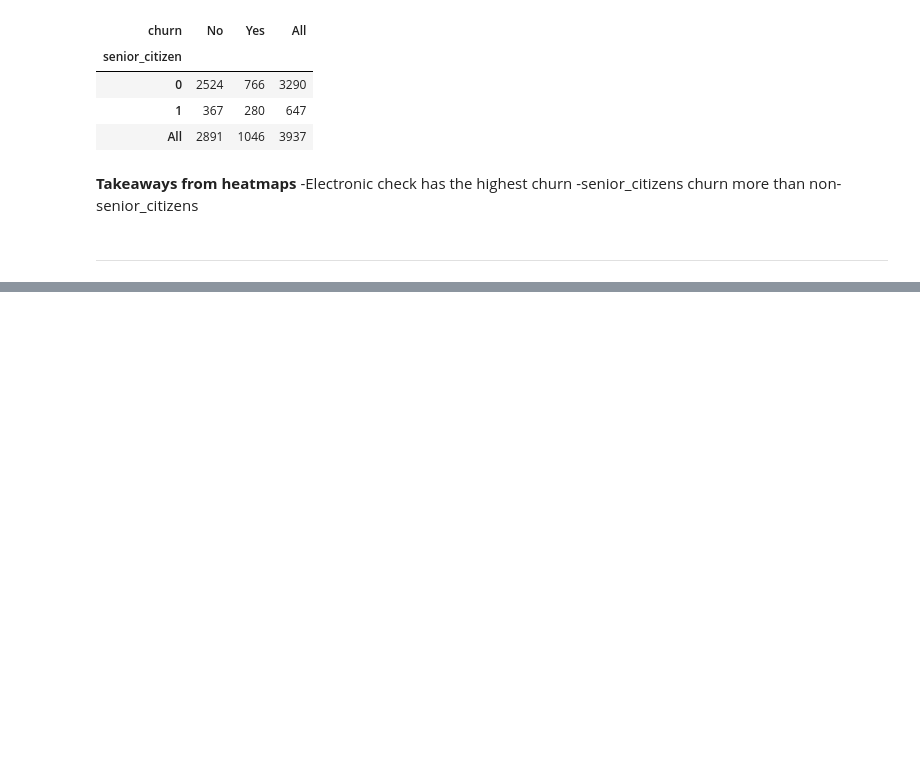
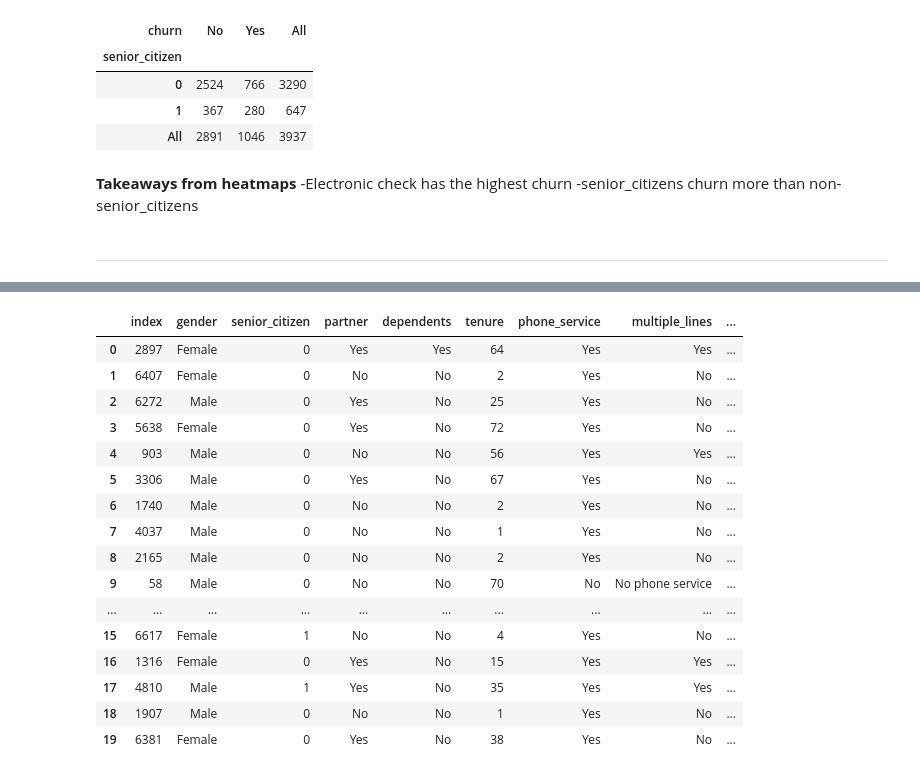
Before and after one commit to SLawsonWoods/Telco_Churn_Project, a Jupyter notebook: telco_final_report.ipynb, the cells around one changed output, grey strips where cells are left out. Drawn from its saved outputs; the diff is of its cells as text; code cells hidden in the pictures; blank space fills up the shorter version.

```diff
--- a/Telco_churn_presentation.ipynb
+++ b/telco_final_report.ipynb
@@ -368,0 +683,5 @@ train_encoded.head()
+# %%
+proba_test = clf.predict_proba(X_test)
+# %%
+proba_df = pd.DataFrame(proba_test, columns=clf.classes_.tolist())
+proba_df.head()
@@ -368,0 +695,3 @@ train_encoded.head()
+# %%
+reset_test = test.reset_index()
+reset_test.head()
@@ -368,0 +705,3 @@ train_encoded.head()
+# %%
+test_proba_df = pd.concat([reset_test, proba_df], axis=1)
+test_proba_df.head()
@@ -368,0 +715,21 @@ train_encoded.head()
+# %%
+test_proba_df['predicted'] = clf.predict(X_test)
+test_proba_df.head(20)
+# %% [output]
+|  | index | gender | senior_citizen | partner | dependents | tenure | phone_service | multiple_lines | ... |
+| 0 | 2897 | Female | 0 | Yes | Yes | 64 | Yes | Yes | ... |
+| 1 | 6407 | Female | 0 | No | No | 2 | Yes | No | ... |
+| 2 | 6272 | Male | 0 | Yes | No | 25 | Yes | No | ... |
+| 3 | 5638 | Female | 0 | Yes | No | 72 | Yes | No | ... |
+| 4 | 903 | Male | 0 | No | No | 56 | Yes | Yes | ... |
+| 5 | 3306 | Male | 0 | Yes | No | 67 | Yes | No | ... |
+| 6 | 1740 | Male | 0 | No | No | 2 | Yes | No | ... |
+| 7 | 4037 | Male | 0 | No | No | 1 | Yes | No | ... |
+| 8 | 2165 | Male | 0 | No | No | 2 | Yes | No | ... |
+| 9 | 58 | Male | 0 | No | No | 70 | No | No phone service | ... |
+| ... | ... | ... | ... | ... | ... | ... | ... | ... | ... |
+| 15 | 6617 | Female | 1 | No | No | 4 | Yes | No | ... |
+| 16 | 1316 | Female | 0 | Yes | No | 15 | Yes | Yes | ... |
+| 17 | 4810 | Male | 1 | Yes | No | 35 | Yes | Yes | ... |
+| 18 | 1907 | Male | 0 | No | No | 1 | Yes | No | ... |
+| 19 | 6381 | Female | 0 | Yes | No | 38 | Yes | No | ... |
```
Also changed, not shown: parts of 68 cells of this notebook, 4 other files.
